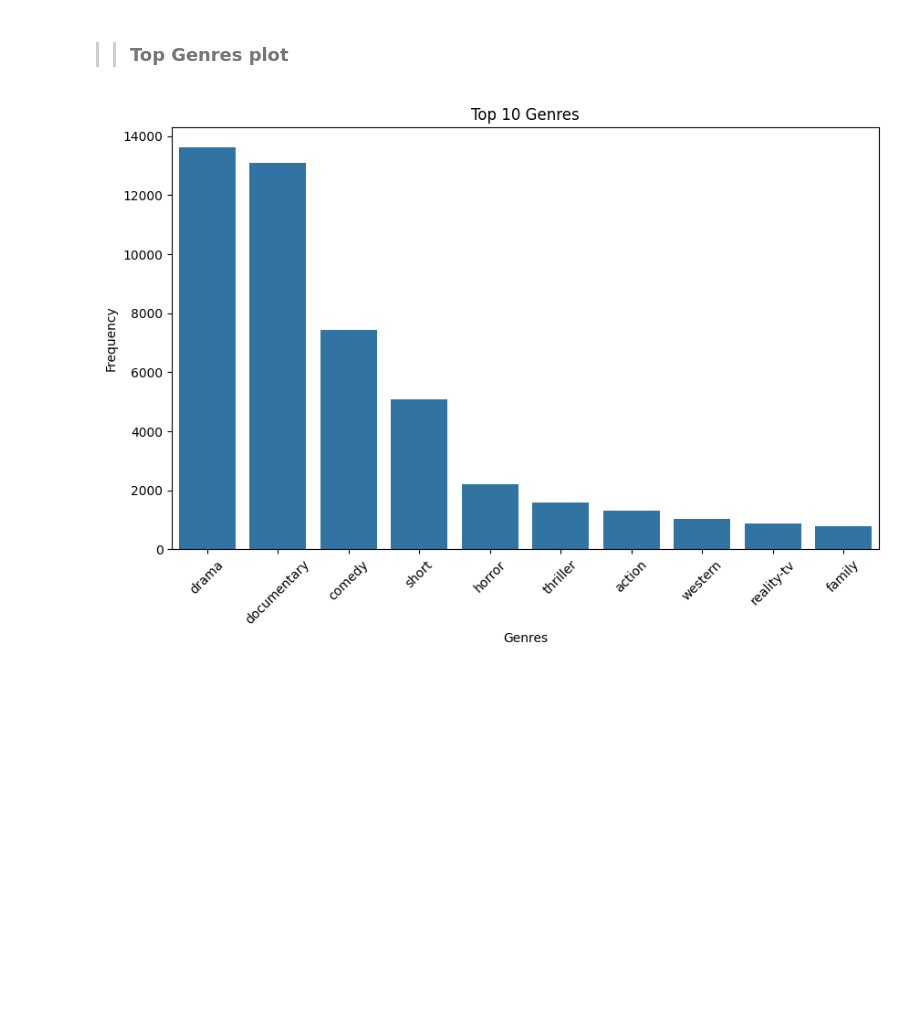
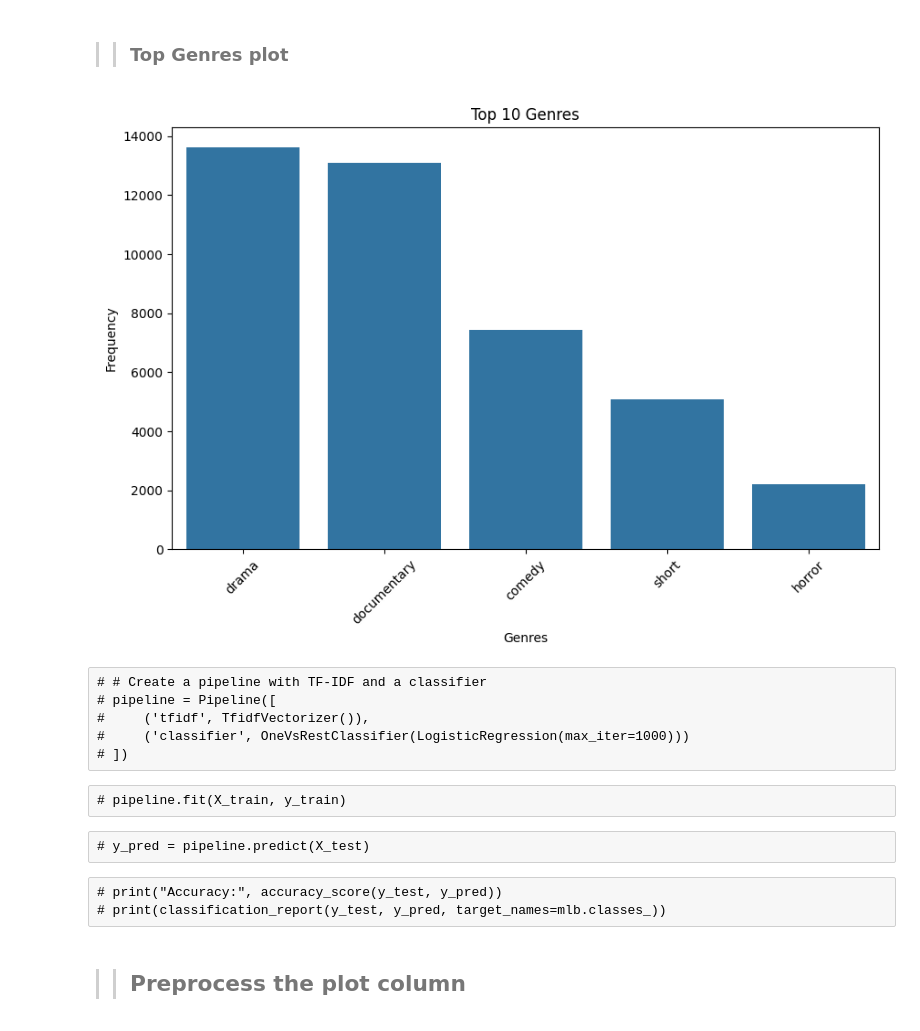
Before and after one commit to amannnnnyyyy/CODSOFT, a Jupyter notebook: movie_genre_classification/notebooks/movie.ipynb, the cells around one changed output. Saved outputs shown, nothing was run; the diff lists cells and outputs as text; code cells hidden in the pictures; blank space fills up the shorter version.

Commit message:
genre classification

```diff
--- a/movie_genre_classification/notebooks/movie.ipynb
+++ b/movie_genre_classification/notebooks/movie.ipynb
@@ -64,11 +57,2 @@ plt.show()
 # %% [markdown]
 >> ### Movie-Plot Distribution plot
-# %%
-train_data['plot_length'] = train_data['plot'].apply(len)
-
-plt.figure(figsize=(12, 6))
-sns.histplot(train_data['plot_length'], bins=50, kde=True)
-plt.xlabel('Length of Plot Summary')
-plt.ylabel('Frequency')
-plt.title('Distribution of Plot Summary Lengths')
-plt.show()
@@ -77,14 +63,2 @@ plt.show()
 # %% [markdown]
 >> ### Top Genres plot
-# %%
-# Top genres
-top_genres = train_data['genre'].explode().value_counts().head(10)
-plt.figure(figsize=(10, 6))
-sns.barplot(x=top_genres.index, y=top_genres.values)
-plt.xticks(rotation=45)
-plt.xlabel('Genres')
-plt.ylabel('Frequency')
-plt.title('Top 10 Genres')
-plt.show()
-# %% [output]
-[figure, removed]
@@ -96,0 +65,19 @@ y = mlb.fit_transform(y)
+# %%
+top_5_genres(train_data)
+# %% [output]
+[figure, added]
+# %% [raw]
+# # Create a pipeline with TF-IDF and a classifier
+# pipeline = Pipeline([
+#     ('tfidf', TfidfVectorizer()),
+#     ('classifier', OneVsRestClassifier(LogisticRegression(max_iter=1000)))
+# ])
+# %% [raw]
+# pipeline.fit(X_train, y_train)
+# %% [raw]
+# y_pred = pipeline.predict(X_test)
+# %% [raw]
+# print("Accuracy:", accuracy_score(y_test, y_pred))
+# print(classification_report(y_test, y_pred, target_names=mlb.classes_))
+# %% [markdown]
+>> ## Preprocess the plot column
```
Also changed, not shown: parts of 24 cells of this notebook, 5 other files.
